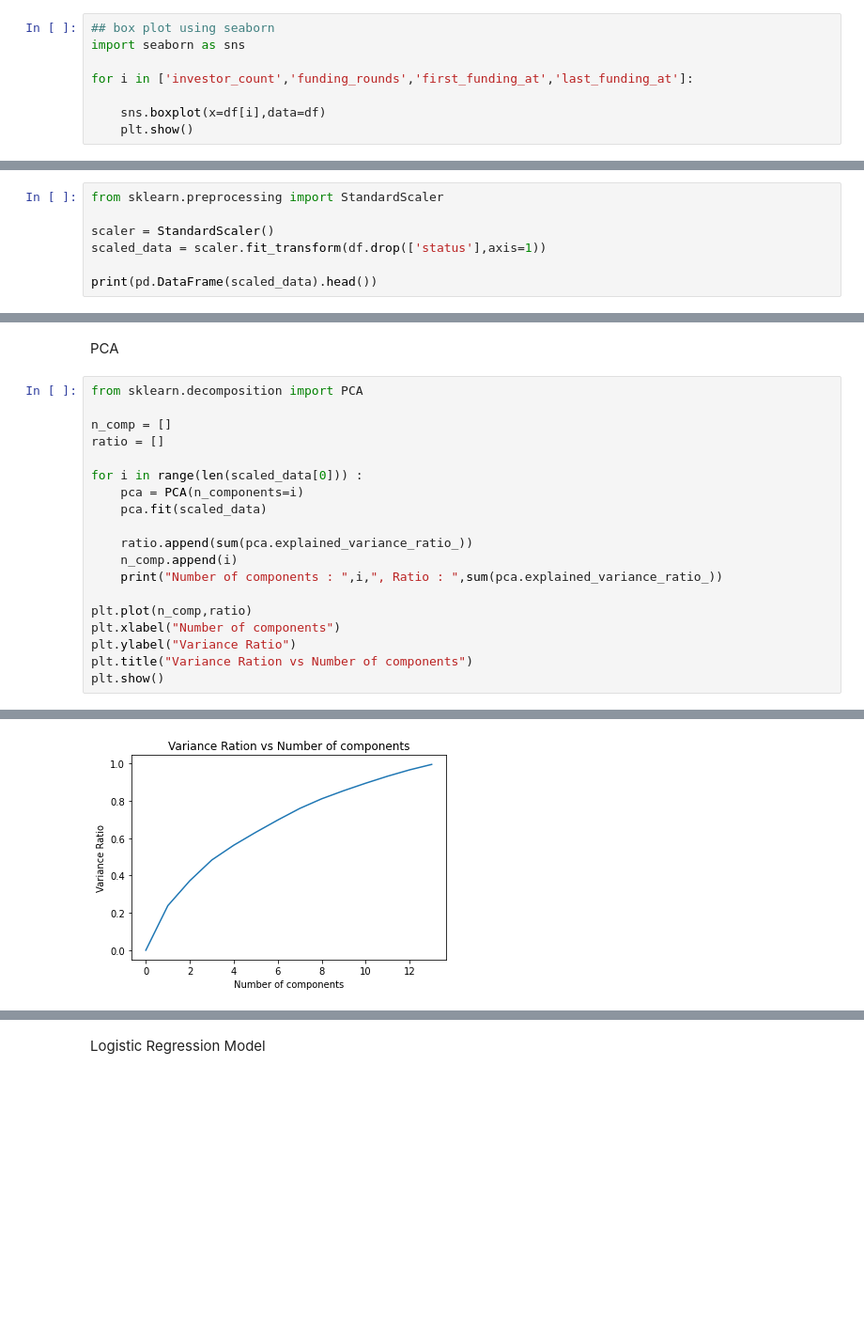
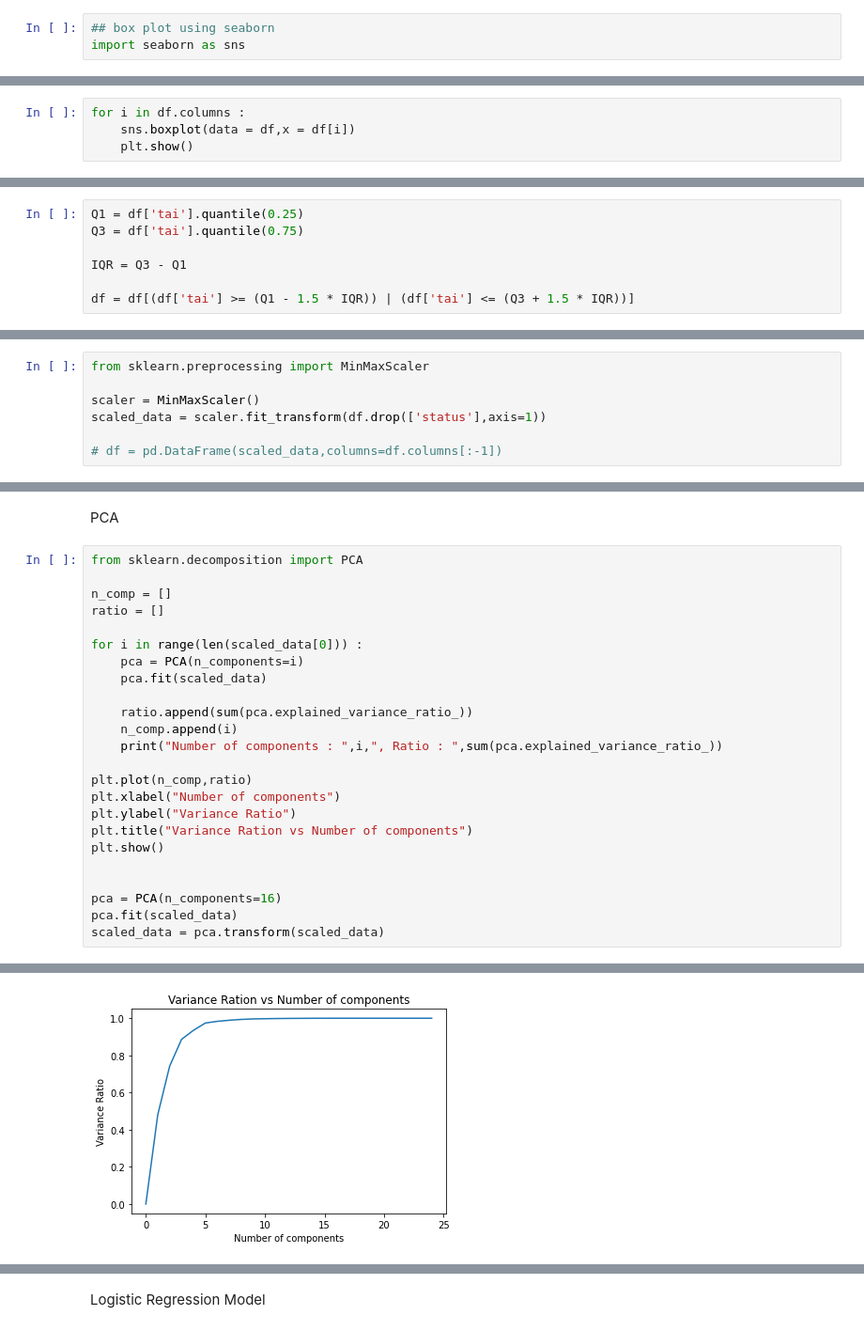
Before and after one commit to atharva20038/ML-Project, a Jupyter notebook: preprocess.ipynb, the cells around one changed output, grey strips where cells are left out. Shown at 94% size. Cells and saved outputs as stored; diff of their text form; blank space fills up the shorter version.

```diff
--- a/preprocess.ipynb
+++ b/preprocess.ipynb
@@ -206,8 +213,3 @@ Name: status, dtype: int64
 # %%
 ## box plot using seaborn
 import seaborn as sns
-
-for i in ['investor_count','funding_rounds','first_funding_at','last_funding_at']:
-
-    sns.boxplot(x=df[i],data=df)
-    plt.show()
@@ -236,0 +240,4 @@ plt.show()
+# %%
+for i in df.columns :
+    sns.boxplot(data = df,x = df[i])
+    plt.show()
@@ -237,9 +258,16 @@ plt.show()
+# %%
+Q1 = df['tai'].quantile(0.25)
+Q3 = df['tai'].quantile(0.75)
+
+IQR = Q3 - Q1
+
+df = df[(df['tai'] >= (Q1 - 1.5 * IQR)) | (df['tai'] <= (Q3 + 1.5 * IQR))]
 # %% [markdown]
 Scaling
 # %%
-from sklearn.preprocessing import StandardScaler
+from sklearn.preprocessing import MinMaxScaler
 
-scaler = StandardScaler()
+scaler = MinMaxScaler()
 scaled_data = scaler.fit_transform(df.drop(['status'],axis=1))
 
-print(pd.DataFrame(scaled_data).head())
+# df = pd.DataFrame(scaled_data,columns=df.columns[:-1])
@@ -278,5 +295,10 @@ plt.xlabel("Number of components")
 plt.ylabel("Variance Ratio")
 plt.title("Variance Ration vs Number of components")
 plt.show()
+
+
+pca = PCA(n_components=16)
+pca.fit(scaled_data)
+scaled_data = pca.transform(scaled_data)
 # %% [output]
 Number of components :  0 , Ratio :  0
@@ -296 +321 @@ Number of components :  13 , Ratio :  0.9954134468053685
-[figure, old version]
+[figure, new version]
```
Also changed, not shown: parts of 29 cells of this notebook, 5 other files.
